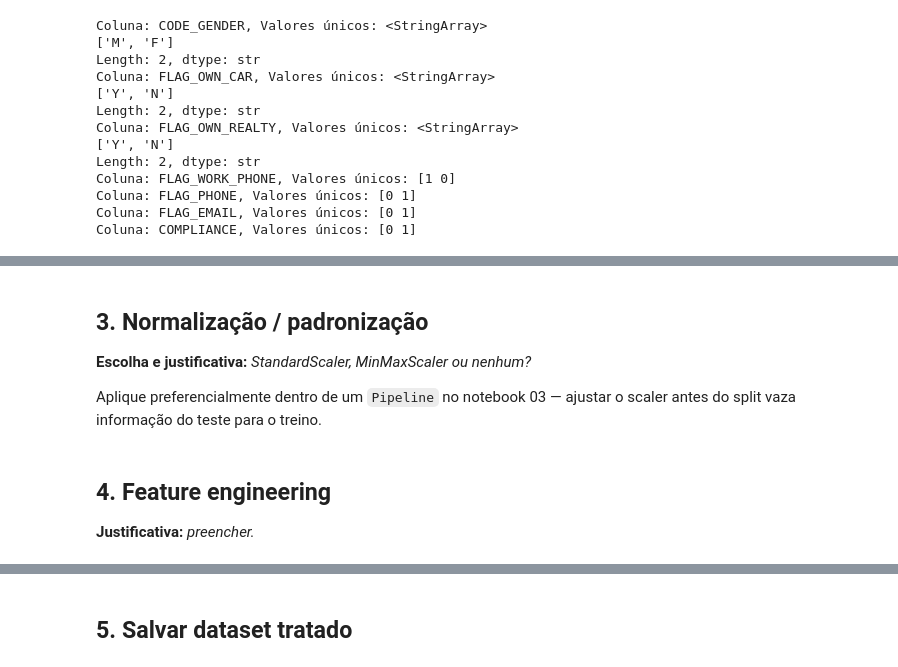
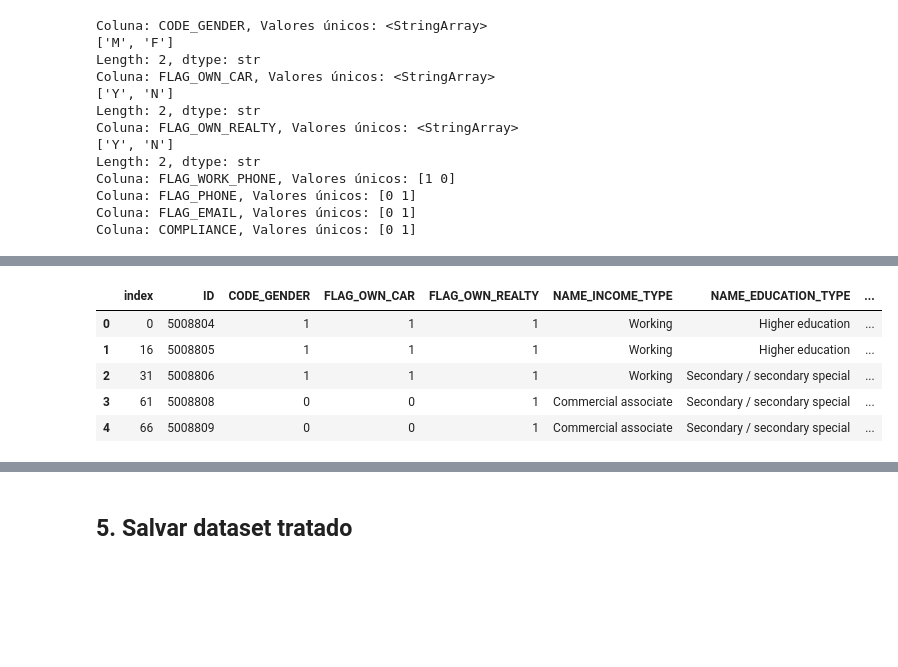
Before and after one commit to dianafismed/postech-tech-challenge-fase2, a Jupyter notebook: notebooks/02_preprocessamento.ipynb, the cells around one changed output, grey strips where cells are left out. Cells and saved outputs as stored; diff of their text form; code cells hidden in the pictures; blank space fills up the shorter version.

```diff
--- a/notebooks/02_preprocessamento.ipynb
+++ b/notebooks/02_preprocessamento.ipynb
@@ -186,25 +310,26 @@ Aplicando o Hot Encoder nas colunas categóricas
 # %%
-# # Separando as colunas categóricas
-# categoricas = []
+# Separando as colunas categóricas
+categoricas = []
 
-# for i in df.columns:
-#   if df[i].dtype == 'str':
-#     categoricas.append(i)
+for i in df.columns:
+  if df[i].dtype == 'str':
+    categoricas.append(i)
 
 
-# # Aplicando o hot encoder
-# hot = []
+# Aplicando o hot encoder
+hot = []
 
-# for i in df.columns:
-#   hot = pd.get_dummies(df[categoricas], prefix = 'hot')
+for i in df.columns:
+  hot = pd.get_dummies(df[categoricas], prefix = 'hot')
 
 
-# # Mesclando os  dataframes
-# df = pd.concat([df, hot], axis=1)
-# df.head(2)
+# Mesclando os  dataframes
+df = pd.concat([df, hot], axis=1)
+df.head()
+# %% [output]
+|  | index | ID | CODE_GENDER | FLAG_OWN_CAR | FLAG_OWN_REALTY | NAME_INCOME_TYPE | NAME_EDUCATION_TYPE | ... |
+| 0 | 0 | 5008804 | 1 | 1 | 1 | Working | Higher education | ... |
+| 1 | 16 | 5008805 | 1 | 1 | 1 | Working | Higher education | ... |
+| 2 | 31 | 5008806 | 1 | 1 | 1 | Working | Secondary / secondary special | ... |
+| 3 | 61 | 5008808 | 0 | 0 | 1 | Commercial associate | Secondary / secondary special | ... |
+| 4 | 66 | 5008809 | 0 | 0 | 1 | Commercial associate | Secondary / secondary special | ... |
-# %% [markdown]
-## 3. Normalização / padronização
-
-**Escolha e justificativa:** _StandardScaler, MinMaxScaler ou nenhum?_
-
-Aplique preferencialmente dentro de um `Pipeline` no notebook 03 — ajustar o scaler antes do split vaza informação do teste para o treino.
@@ -215,4 +335,0 @@ Aplique preferencialmente dentro de um `Pipeline` no notebook 03 — ajustar o s
-# %% [markdown]
-## 4. Feature engineering
-
-**Justificativa:** _preencher._
```
Also changed, not shown: parts of 35 cells of this notebook, 1 other file.
